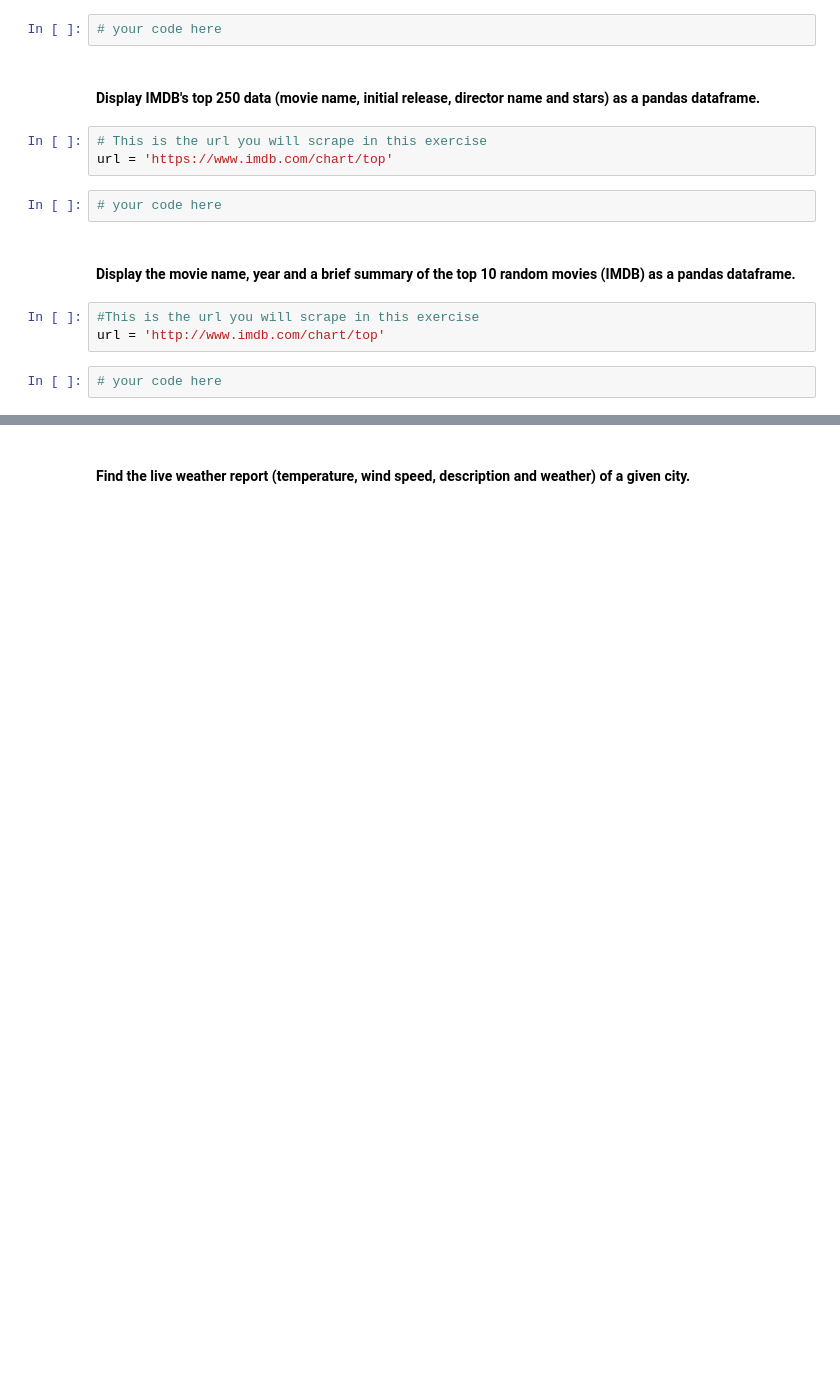
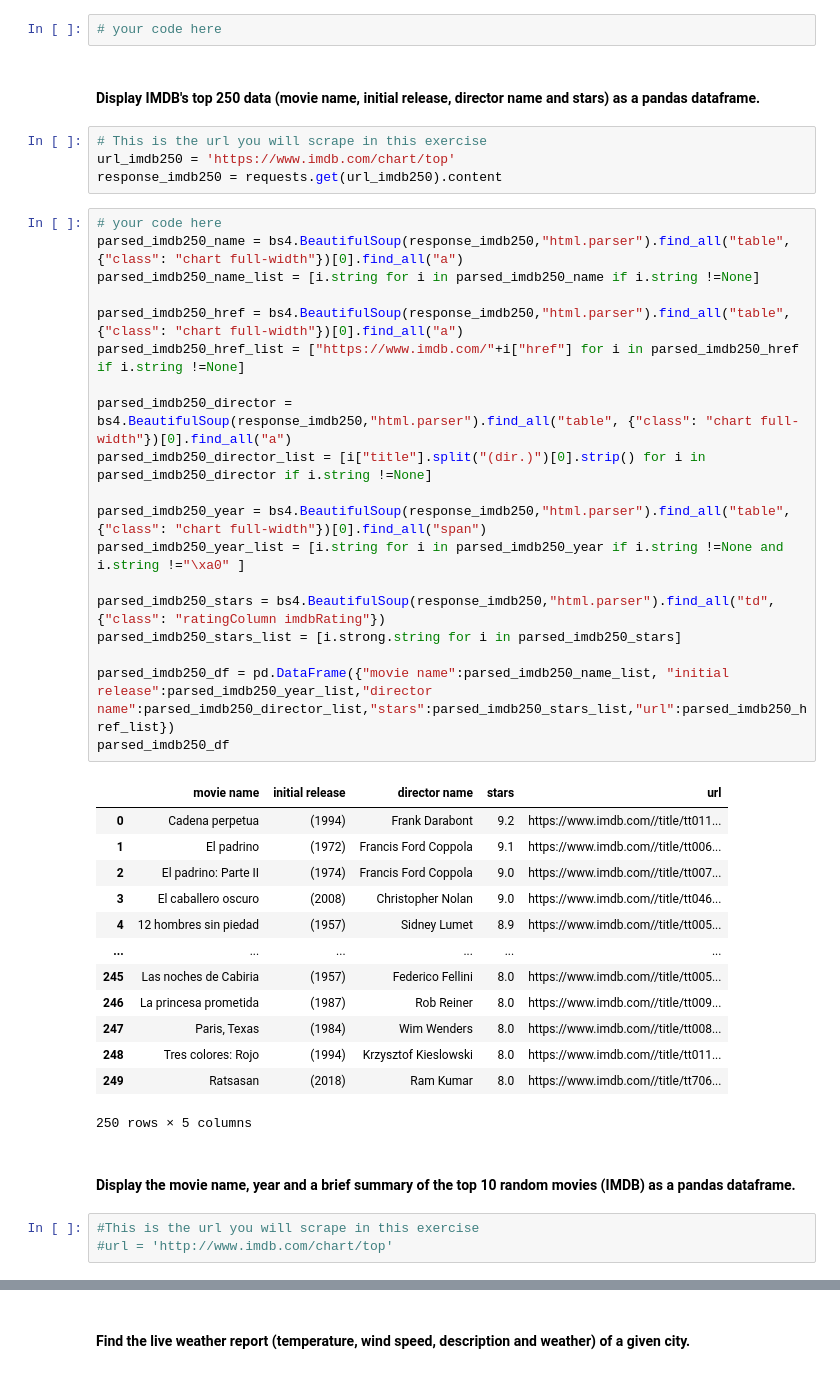
Before and after one commit to alvaro-saez/dataptmad1121_labs, a Jupyter notebook: extra-work/m1/lab-web-scraping/your-code/[lab-web-scraping] Alvaro Saez.ipynb, the cells around one changed output, grey strips where cells are left out. Saved outputs shown, nothing was run; the diff lists cells and outputs as text; blank space fills up the shorter version.

```diff
--- a/extra-work/m1/lab-web-scraping/your-code/[lab-web-scraping] Alvaro Saez.ipynb
+++ b/extra-work/m1/lab-web-scraping/your-code/[lab-web-scraping] Alvaro Saez.ipynb
@@ -402,13 +494,43 @@ url = 'https://twitter.com/'
 #### Display IMDB's top 250 data (movie name, initial release, director name and stars) as a pandas dataframe.
 # %%
 # This is the url you will scrape in this exercise
-url = 'https://www.imdb.com/chart/top'
+url_imdb250 = 'https://www.imdb.com/chart/top'
+response_imdb250 = requests.get(url_imdb250).content
-# %%
-# your code here
+# %%
+# your code here
+parsed_imdb250_name = bs4.BeautifulSoup(response_imdb250,"html.parser").find_all("table", {"class": "chart full-width"})[0].find_all("a")
+parsed_imdb250_name_list = [i.string for i in parsed_imdb250_name if i.string !=None]
+
+parsed_imdb250_href = bs4.BeautifulSoup(response_imdb250,"html.parser").find_all("table", {"class": "chart full-width"})[0].find_all("a")
+parsed_imdb250_href_list = ["https://www.imdb.com/"+i["href"] for i in parsed_imdb250_href if i.string !=None]
+
+parsed_imdb250_director = bs4.BeautifulSoup(response_imdb250,"html.parser").find_all("table", {"class": "chart full-width"})[0].find_all("a")
+parsed_imdb250_director_list = [i["title"].split("(dir.)")[0].strip() for i in parsed_imdb250_director if i.string !=None]
+
+parsed_imdb250_year = bs4.BeautifulSoup(response_imdb250,"html.parser").find_all("table", {"class": "chart full-width"})[0].find_all("span")
+parsed_imdb250_year_list = [i.string for i in parsed_imdb250_year if i.string !=None and i.string !="\xa0" ]
+
+parsed_imdb250_stars = bs4.BeautifulSoup(response_imdb250,"html.parser").find_all("td", {"class": "ratingColumn imdbRating"})
+parsed_imdb250_stars_list = [i.strong.string for i in parsed_imdb250_stars]
+
+parsed_imdb250_df = pd.DataFrame({"movie name":parsed_imdb250_name_list, "initial release":parsed_imdb250_year_list,"director name":parsed_imdb250_director_list,"stars":parsed_imdb250_stars_list,"url":parsed_imdb250_href_list})
+parsed_imdb250_df
+# %% [output]
+|  | movie name | initial release | director name | stars | url |
+| 0 | Cadena perpetua | (1994) | Frank Darabont | 9.2 | https://www.imdb.com//title/tt011... |
+| 1 | El padrino | (1972) | Francis Ford Coppola | 9.1 | https://www.imdb.com//title/tt006... |
+| 2 | El padrino: Parte II | (1974) | Francis Ford Coppola | 9.0 | https://www.imdb.com//title/tt007... |
+| 3 | El caballero oscuro | (2008) | Christopher Nolan | 9.0 | https://www.imdb.com//title/tt046... |
+| 4 | 12 hombres sin piedad | (1957) | Sidney Lumet | 8.9 | https://www.imdb.com//title/tt005... |
+| ... | ... | ... | ... | ... | ... |
+| 245 | Las noches de Cabiria | (1957) | Federico Fellini | 8.0 | https://www.imdb.com//title/tt005... |
+| 246 | La princesa prometida | (1987) | Rob Reiner | 8.0 | https://www.imdb.com//title/tt009... |
+| 247 | Paris, Texas | (1984) | Wim Wenders | 8.0 | https://www.imdb.com//title/tt008... |
+| 248 | Tres colores: Rojo | (1994) | Krzysztof Kieslowski | 8.0 | https://www.imdb.com//title/tt011... |
+| 249 | Ratsasan | (2018) | Ram Kumar | 8.0 | https://www.imdb.com//title/tt706... |
+250 rows × 5 columns
 # %% [markdown]
 #### Display the movie name, year and a brief summary of the top 10 random movies (IMDB) as a pandas dataframe.
 # %%
 #This is the url you will scrape in this exercise
-url = 'http://www.imdb.com/chart/top'
+#url = 'http://www.imdb.com/chart/top'
-# %%
-# your code here
```
Also changed, not shown: parts of 17 cells of this notebook.
